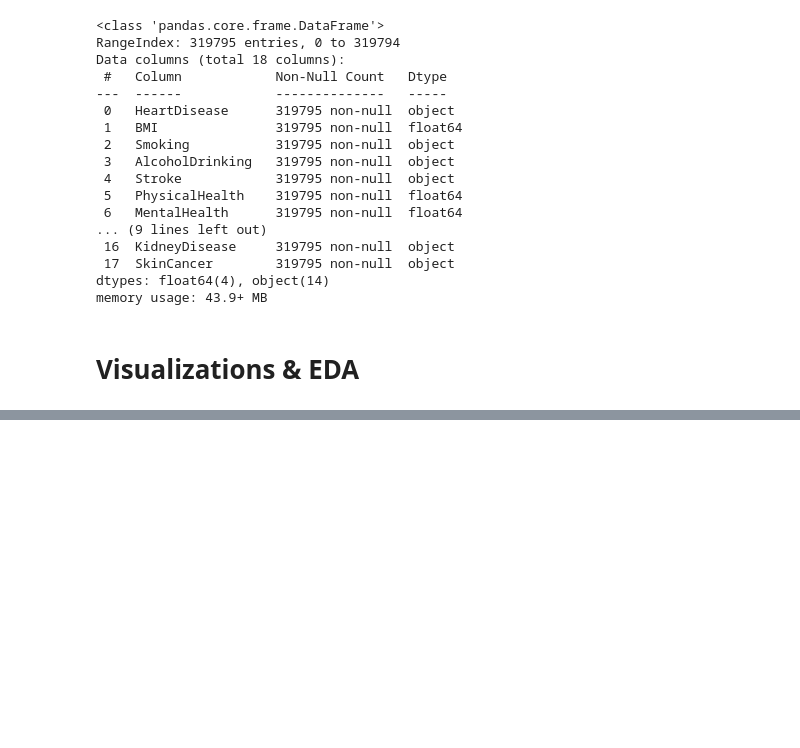
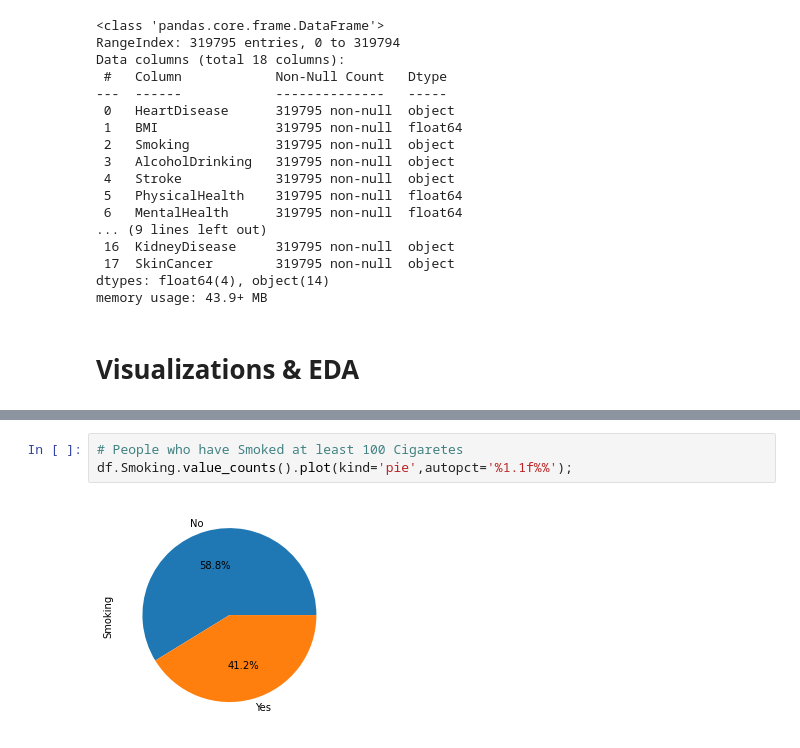
Before and after one commit to sophtsai/Heart-Disease-ML, a Jupyter notebook: Predicting_Heart_Disease_Final.ipynb, the cells around one changed output, grey strips where cells are left out. Drawn from its saved outputs; the diff is of its cells as text; blank space fills up the shorter version.

```diff
--- a/Predicting_Heart_Disease_Final.ipynb
+++ b/Predicting_Heart_Disease_Final.ipynb
@@ -298,0 +170,5 @@ plt.show()
+# %%
+# People who have Smoked at least 100 Cigaretes
+df.Smoking.value_counts().plot(kind='pie',autopct='%1.1f%%');
+# %% [output]
+[figure, added]
```
Also changed, not shown: parts of 54 cells of this notebook.
